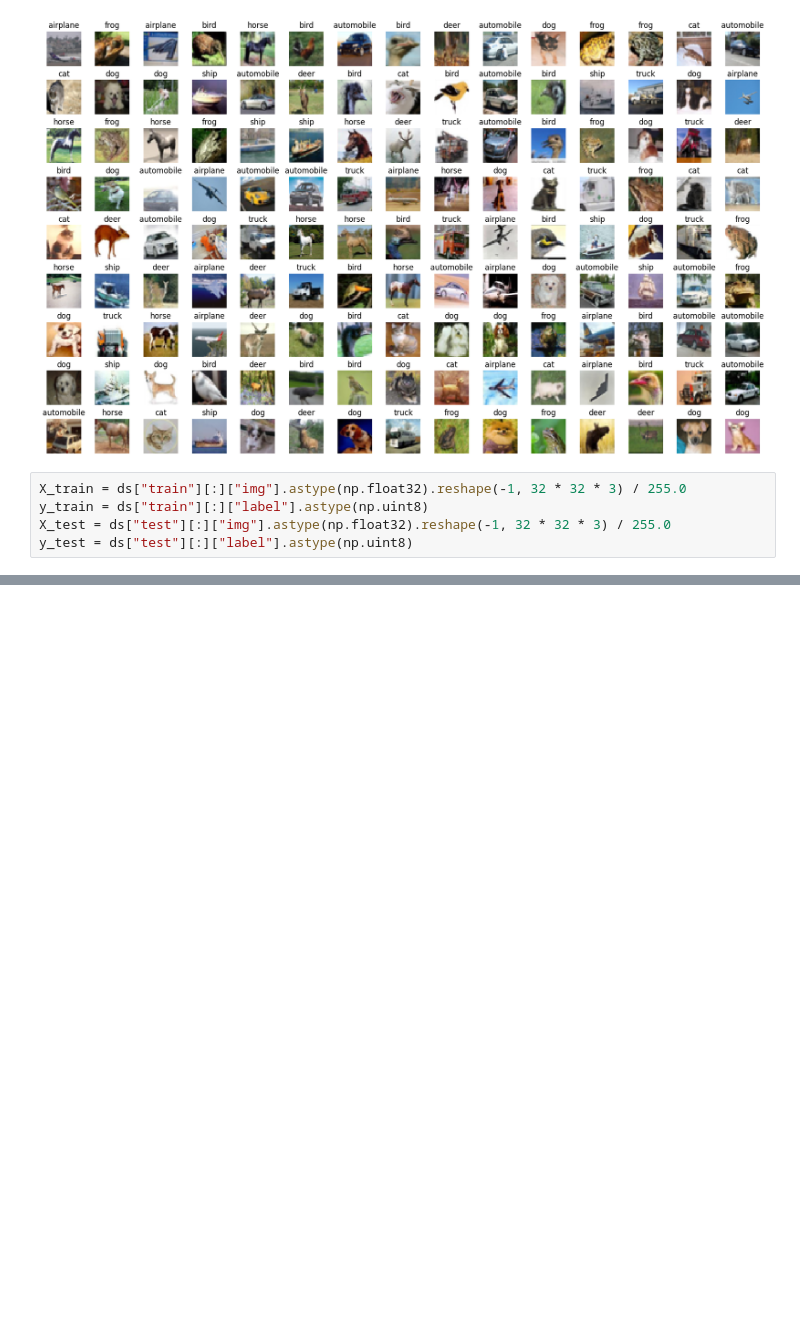
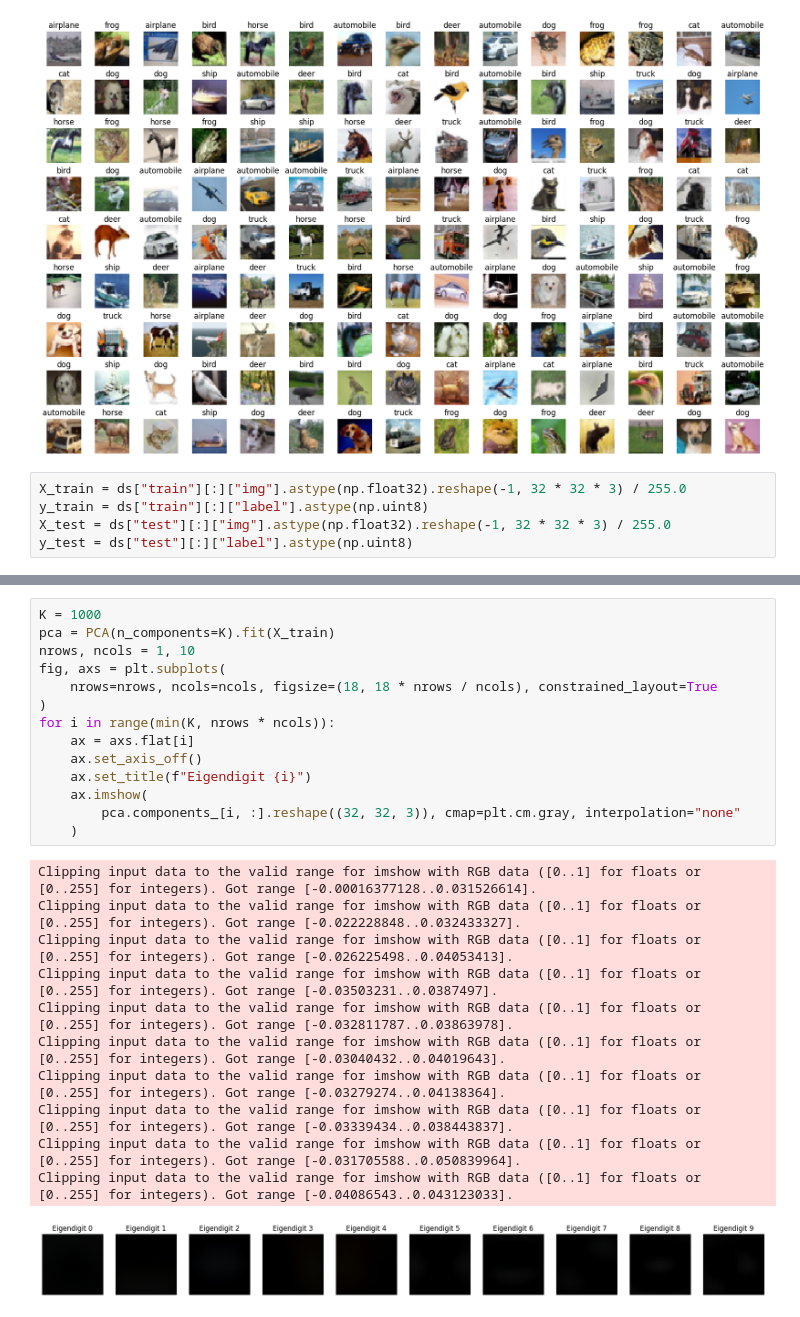
Before and after one commit to SergioQuintanillaGracia/university, a Jupyter notebook: year_3/Semester 2/PER/pract1/pract1.ipynb, the cells around one changed output, grey strips where cells are left out. Drawn from its saved outputs; the diff is of its cells as text; blank space fills up the shorter version.

```diff
--- a/year_3/Semester 2/PER/pract1/pract1.ipynb
+++ b/year_3/Semester 2/PER/pract1/pract1.ipynb
@@ -405,0 +407,26 @@ plt.plot(Ks, L_train, "+-b", Ks, L_test, "x:m")
+# %%
+K = 1000
+pca = PCA(n_components=K).fit(X_train)
+nrows, ncols = 1, 10
+fig, axs = plt.subplots(
+    nrows=nrows, ncols=ncols, figsize=(18, 18 * nrows / ncols), constrained_layout=True
+)
+for i in range(min(K, nrows * ncols)):
+    ax = axs.flat[i]
+    ax.set_axis_off()
+    ax.set_title(f"Eigendigit {i}")
+    ax.imshow(
+        pca.components_[i, :].reshape((32, 32, 3)), cmap=plt.cm.gray, interpolation="none"
+    )
+# %% [output]
+Clipping input data to the valid range for imshow with RGB data ([0..1] for floats or [0..255] for integers). Got range [-0.00016377128..0.031526614].
+Clipping input data to the valid range for imshow with RGB data ([0..1] for floats or [0..255] for integers). Got range [-0.022228848..0.032433327].
+Clipping input data to the valid range for imshow with RGB data ([0..1] for floats or [0..255] for integers). Got range [-0.026225498..0.04053413].
+Clipping input data to the valid range for imshow with RGB data ([0..1] for floats or [0..255] for integers). Got range [-0.03503231..0.0387497].
+Clipping input data to the valid range for imshow with RGB data ([0..1] for floats or [0..255] for integers). Got range [-0.032811787..0.03863978].
+Clipping input data to the valid range for imshow with RGB data ([0..1] for floats or [0..255] for integers). Got range [-0.03040432..0.04019643].
+Clipping input data to the valid range for imshow with RGB data ([0..1] for floats or [0..255] for integers). Got range [-0.03279274..0.04138364].
+Clipping input data to the valid range for imshow with RGB data ([0..1] for floats or [0..255] for integers). Got range [-0.03339434..0.038443837].
+Clipping input data to the valid range for imshow with RGB data ([0..1] for floats or [0..255] for integers). Got range [-0.031705588..0.050839964].
+Clipping input data to the valid range for imshow with RGB data ([0..1] for floats or [0..255] for integers). Got range [-0.04086543..0.043123033].
+[figure, added]
```
Also changed, not shown: parts of 5 cells of this notebook.
